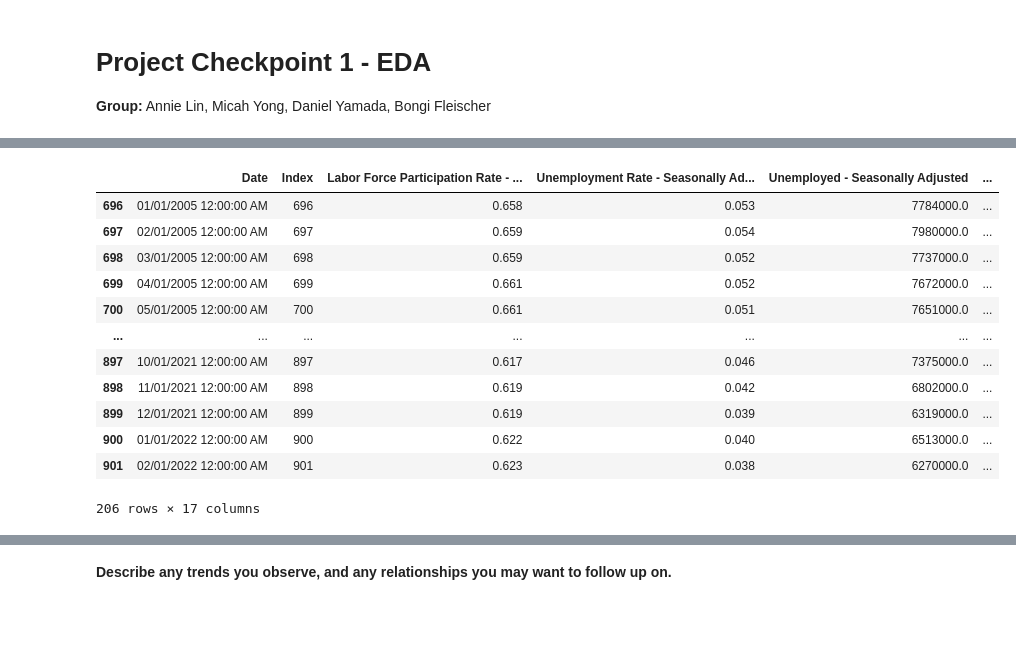
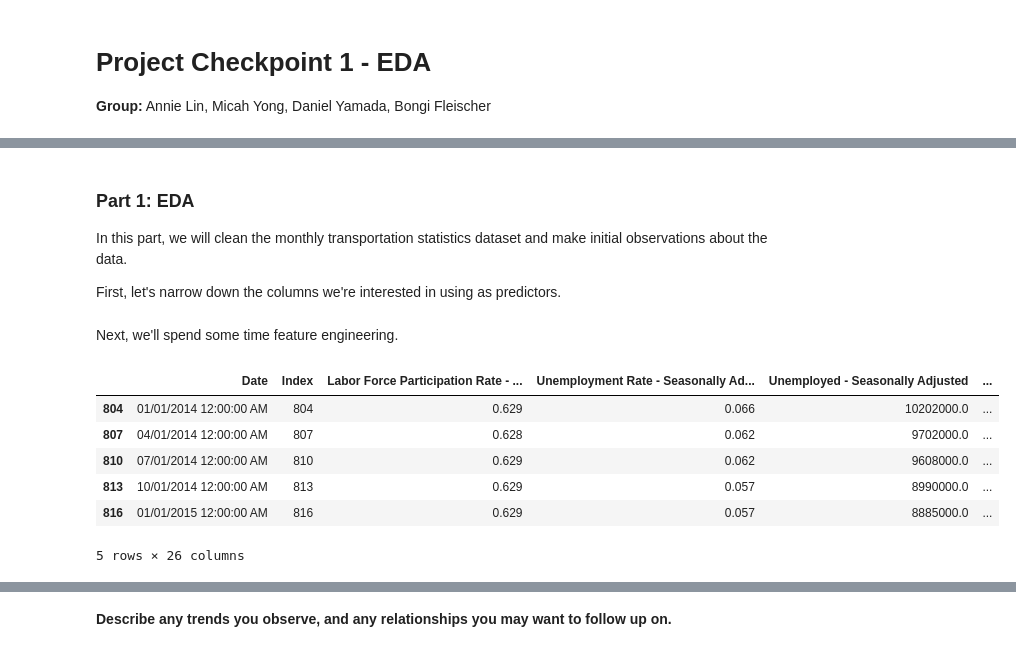
Before and after one commit to micahtyong/transportation-patterns, a Jupyter notebook: Checkpoint-1-EDA-1.ipynb, the cells around one changed output, grey strips where cells are left out. Drawn from its saved outputs; the diff is of its cells as text; code cells hidden in the pictures; blank space fills up the shorter version.

```diff
--- a/Checkpoint-1-EDA-1.ipynb
+++ b/Checkpoint-1-EDA-1.ipynb
@@ -14,3 +20,9 @@ import scipy as sp
+# %% [markdown]
+### Part 1: EDA
+
+In this part, we will clean the monthly transportation statistics dataset and make initial observations about the data.
+
+First, let's narrow down the columns we're interested in using as predictors.
 # %%
 # Load in original dataframe
 data = pd.read_csv("Monthly_Transportation_Statistics.csv")
@@ -26,36 +38,33 @@ extra_output_columns = ["Unemployed - Seasonally Adjusted",
                         "Real Gross Domestic Product - Seasonally Adjusted"]
 
 # We will utilize measures of transportation ridership + transportation spending
-prediction_columns = [
-                      # Ridership
-                     "Highway Vehicle Miles Traveled - All Systems",
-                     "Transit Ridership - Other Transit Modes - Adjusted",
-                     "Transit Ridership - Fixed Route Bus - Adjusted",
-                     "Transit Ridership - Urban Rail - Adjusted",
-                      # Spending
-                     "State and Local Government Construction Spending - Transportation",
-                     "State and Local Government Construction Spending - Mass Transit",
-                     "State and Local Government Construction Spending - Total",
-                     "National Highway Construction Cost Index (NHCCI)",
-                     "State and Local Government Construction Spending - Pavement",
-                     "State and Local Government Construction Spending - Highway and Street"]
+ridership_columns = [
+    "Highway Vehicle Miles Traveled - All Systems",
+    "Transit Ridership - Other Transit Modes - Adjusted",
+    "Transit Ridership - Fixed Route Bus - Adjusted",
+    "Transit Ridership - Urban Rail - Adjusted",
+    "Passenger Rail Passengers",
+    "Passenger Rail Total Train Miles",
+    "Passenger Rail Employee Hours Worked",
+    "Transportation Services Index - Passenger",
+    "U.S.-Canada Incoming Person Crossings",
+    "U.S.-Mexico Incoming Person Crossings",
+    "Auto sales"
+]
 
+spending_columns = [
+    "State and Local Government Construction Spending - Transportation",
+    "State and Local Government Construction Spending - Mass Transit",
+    "State and Local Government Construction Spending - Total",
+    "State and Local Government Construction Spending - Pavement",
+    "State and Local Government Construction Spending - Highway and Street",
+    "State and Local Government Construction Spending - Automotive",
+    "State and Local Government Construction Spending - Infrastructure",
+    "Personal Spending on Transportation - Transportation Services - Seasonally Adjusted"
+]
+
+prediction_columns = ridership_columns + spending_columns
 all_columns = metadata_columns + output_columns + extra_output_columns + prediction_columns
 df = data[all_columns]
-df = df.dropna(subset=output_columns)
-df["Employment Rate"] = df["Labor Force Participation Rate - Seasonally Adjusted"] - df["Unemployment Rate - Seasonally Adjusted"]
-df
-# %% [output]
-|  | Date | Index | Labor Force Participation Rate - ... | Unemployment Rate - Seasonally Ad... | Unemployed - Seasonally Adjusted | ... |
-| 696 | 01/01/2005 12:00:00 AM | 696 | 0.658 | 0.053 | 7784000.0 | ... |
-| 697 | 02/01/2005 12:00:00 AM | 697 | 0.659 | 0.054 | 7980000.0 | ... |
-| 698 | 03/01/2005 12:00:00 AM | 698 | 0.659 | 0.052 | 7737000.0 | ... |
-| 699 | 04/01/2005 12:00:00 AM | 699 | 0.661 | 0.052 | 7672000.0 | ... |
-| 700 | 05/01/2005 12:00:00 AM | 700 | 0.661 | 0.051 | 7651000.0 | ... |
-| ... | ... | ... | ... | ... | ... | ... |
-| 897 | 10/01/2021 12:00:00 AM | 897 | 0.617 | 0.046 | 7375000.0 | ... |
-| 898 | 11/01/2021 12:00:00 AM | 898 | 0.619 | 0.042 | 6802000.0 | ... |
-| 899 | 12/01/2021 12:00:00 AM | 899 | 0.619 | 0.039 | 6319000.0 | ... |
-| 900 | 01/01/2022 12:00:00 AM | 900 | 0.622 | 0.040 | 6513000.0 | ... |
-| 901 | 02/01/2022 12:00:00 AM | 901 | 0.623 | 0.038 | 6270000.0 | ... |
-206 rows × 17 columns
+# %% [markdown]
+Next, we'll spend some time feature engineering.
@@ -61,0 +84,13 @@ df
+# %%
+# Create employment rate output column
+df = df.dropna(subset=output_columns)
+df["Employment Rate"] = df["Labor Force Participation Rate - Seasonally Adjusted"] - df["Unemployment Rate - Seasonally Adjusted"]
+df.head()
+# %% [output]
+|  | Date | Index | Labor Force Participation Rate - ... | Unemployment Rate - Seasonally Ad... | Unemployed - Seasonally Adjusted | ... |
+| 804 | 01/01/2014 12:00:00 AM | 804 | 0.629 | 0.066 | 10202000.0 | ... |
+| 807 | 04/01/2014 12:00:00 AM | 807 | 0.628 | 0.062 | 9702000.0 | ... |
+| 810 | 07/01/2014 12:00:00 AM | 810 | 0.629 | 0.062 | 9608000.0 | ... |
+| 813 | 10/01/2014 12:00:00 AM | 813 | 0.629 | 0.057 | 8990000.0 | ... |
+| 816 | 01/01/2015 12:00:00 AM | 816 | 0.629 | 0.057 | 8885000.0 | ... |
+5 rows × 26 columns
```
Also changed, not shown: parts of 9 cells of this notebook.
